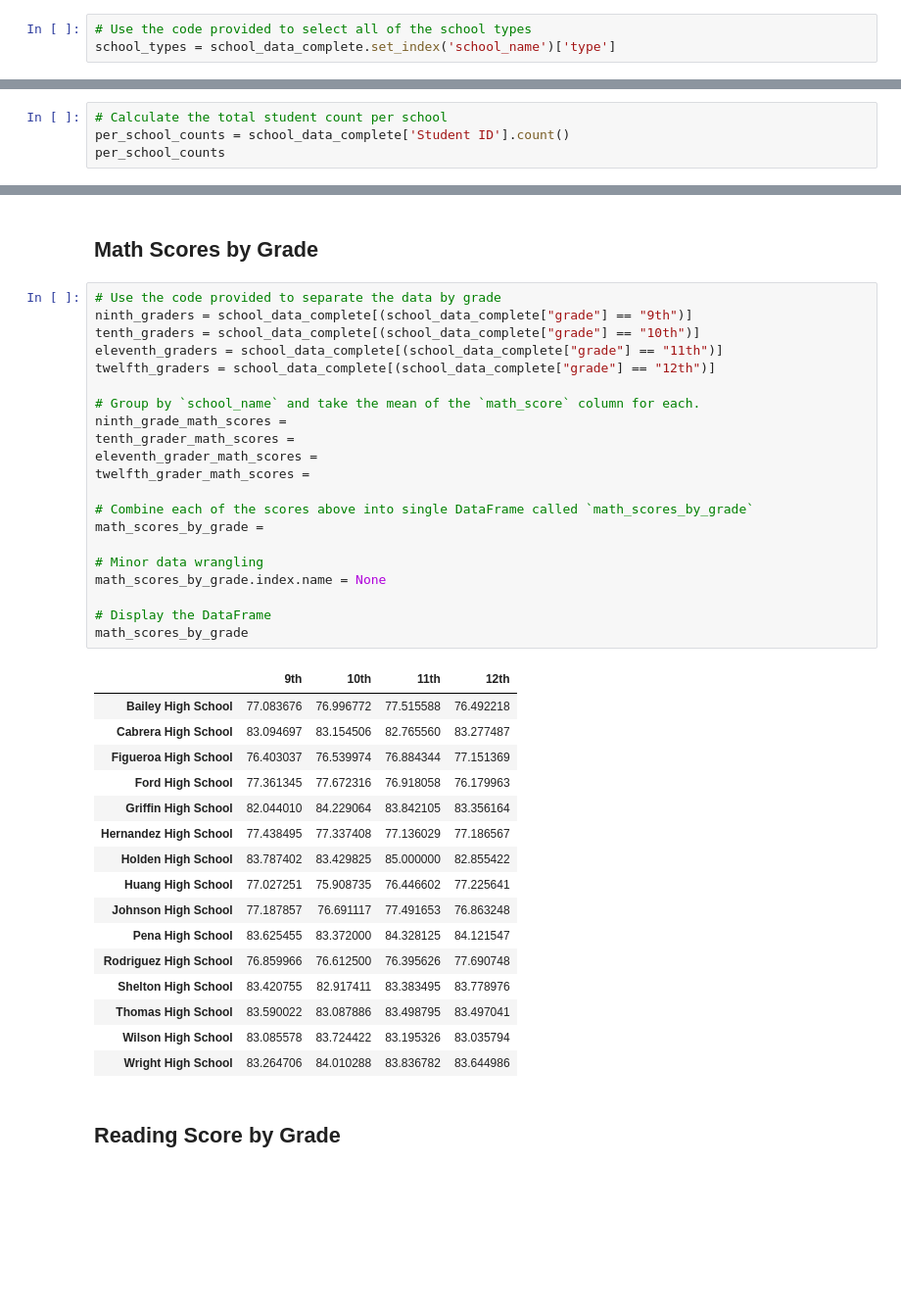
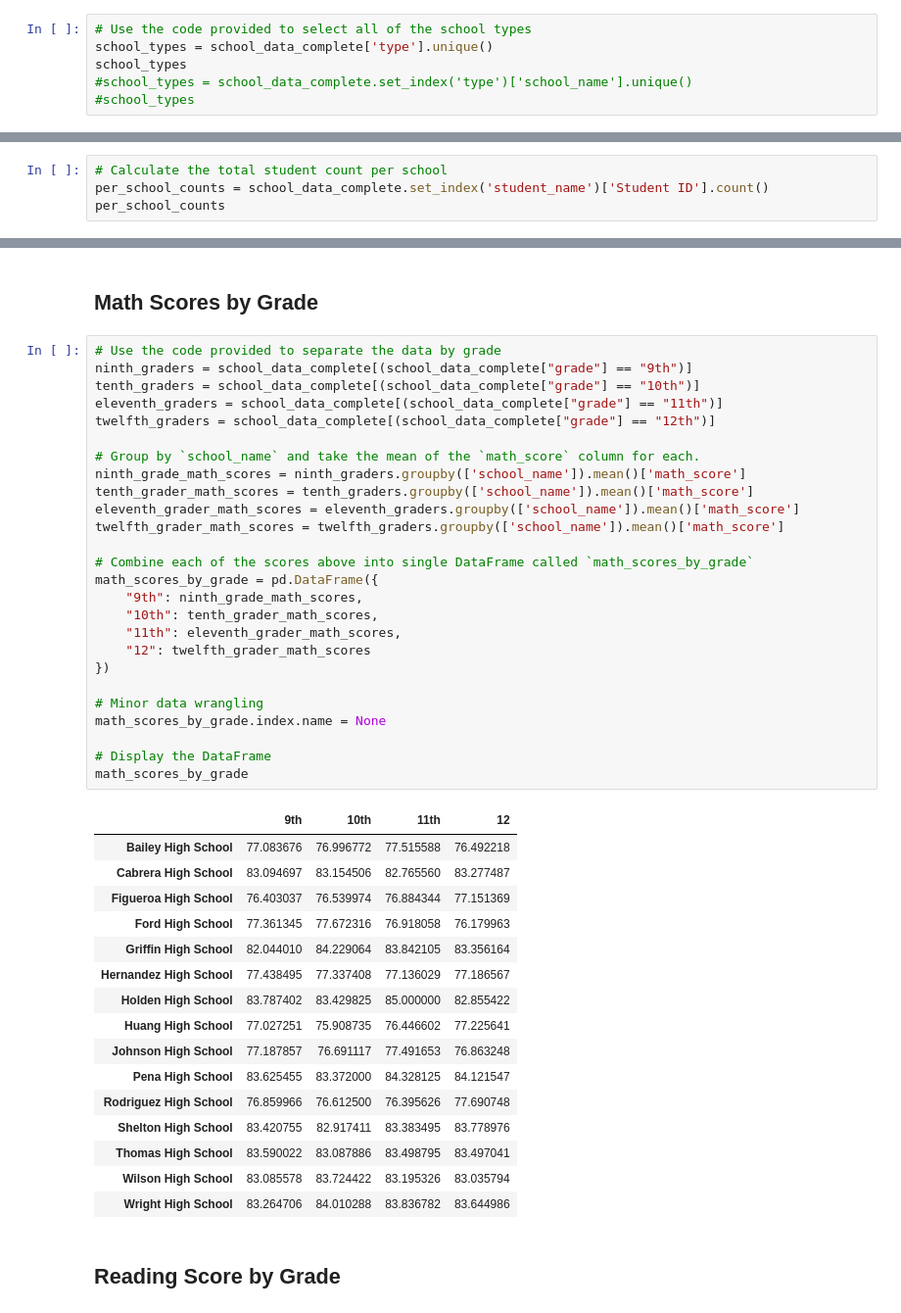
Before and after one commit to MaiDaoLor/Panda_Challenge, a Jupyter notebook: Panda_Challenge/The_correct_PycitySchool.REVISED/PyCitySchools/PyCitySchools_starter.ipynb, the cells around one changed output, grey strips where cells are left out. Shown: that part at 98% size. Cells and saved outputs as stored; diff of their text form; blank space fills up the shorter version.

```diff
--- a/Panda_Challenge/The_correct_PycitySchool.REVISED/PyCitySchools/PyCitySchools_starter.ipynb
+++ b/Panda_Challenge/The_correct_PycitySchool.REVISED/PyCitySchools/PyCitySchools_starter.ipynb
@@ -118,3 +128,6 @@ district_summary
 # %%
 # Use the code provided to select all of the school types
-school_types = school_data_complete.set_index('school_name')['type']
+school_types = school_data_complete['type'].unique()
+school_types
+#school_types = school_data_complete.set_index('type')['school_name'].unique()
+#school_types
@@ -121,6 +136,6 @@ school_types = school_data_complete.set_index('school_name')['type']
 # %%
 # Calculate the total student count per school
-per_school_counts = school_data_complete['Student ID'].count()
+per_school_counts = school_data_complete.set_index('student_name')['Student ID'].count()
 per_school_counts
 # %% [output]
 39170
@@ -240,26 +218,31 @@ bottom_schools.head(5)
 # %%
 # Use the code provided to separate the data by grade
 ninth_graders = school_data_complete[(school_data_complete["grade"] == "9th")]
 tenth_graders = school_data_complete[(school_data_complete["grade"] == "10th")]
 eleventh_graders = school_data_complete[(school_data_complete["grade"] == "11th")]
 twelfth_graders = school_data_complete[(school_data_complete["grade"] == "12th")]
 
 # Group by `school_name` and take the mean of the `math_score` column for each.
-ninth_grade_math_scores =
-tenth_grader_math_scores =
-eleventh_grader_math_scores =
-twelfth_grader_math_scores =
+ninth_grade_math_scores = ninth_graders.groupby(['school_name']).mean()['math_score']
+tenth_grader_math_scores = tenth_graders.groupby(['school_name']).mean()['math_score']
+eleventh_grader_math_scores = eleventh_graders.groupby(['school_name']).mean()['math_score']
+twelfth_grader_math_scores = twelfth_graders.groupby(['school_name']).mean()['math_score']
 
 # Combine each of the scores above into single DataFrame called `math_scores_by_grade`
-math_scores_by_grade =
+math_scores_by_grade = pd.DataFrame({
+    "9th": ninth_grade_math_scores,
+    "10th": tenth_grader_math_scores,
+    "11th": eleventh_grader_math_scores,
+    "12": twelfth_grader_math_scores
+})
 
 # Minor data wrangling
 math_scores_by_grade.index.name = None
 
 # Display the DataFrame
 math_scores_by_grade
 # %% [output]
-|  | 9th | 10th | 11th | 12th |
+|  | 9th | 10th | 11th | 12 |
 | Bailey High School | 77.083676 | 76.996772 | 77.515588 | 76.492218 |
 | Cabrera High School | 83.094697 | 83.154506 | 82.765560 | 83.277487 |
 | Figueroa High School | 76.403037 | 76.539974 | 76.884344 | 77.151369 |
```
Also changed, not shown: parts of 6 cells of this notebook.
